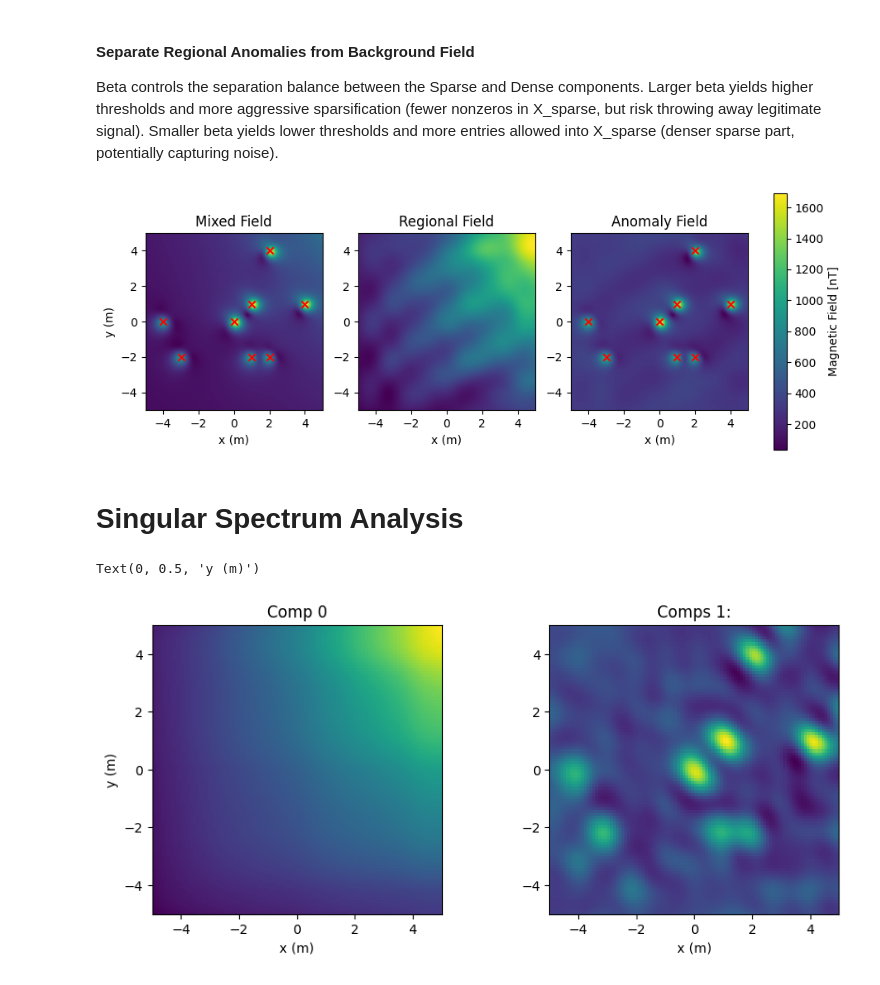
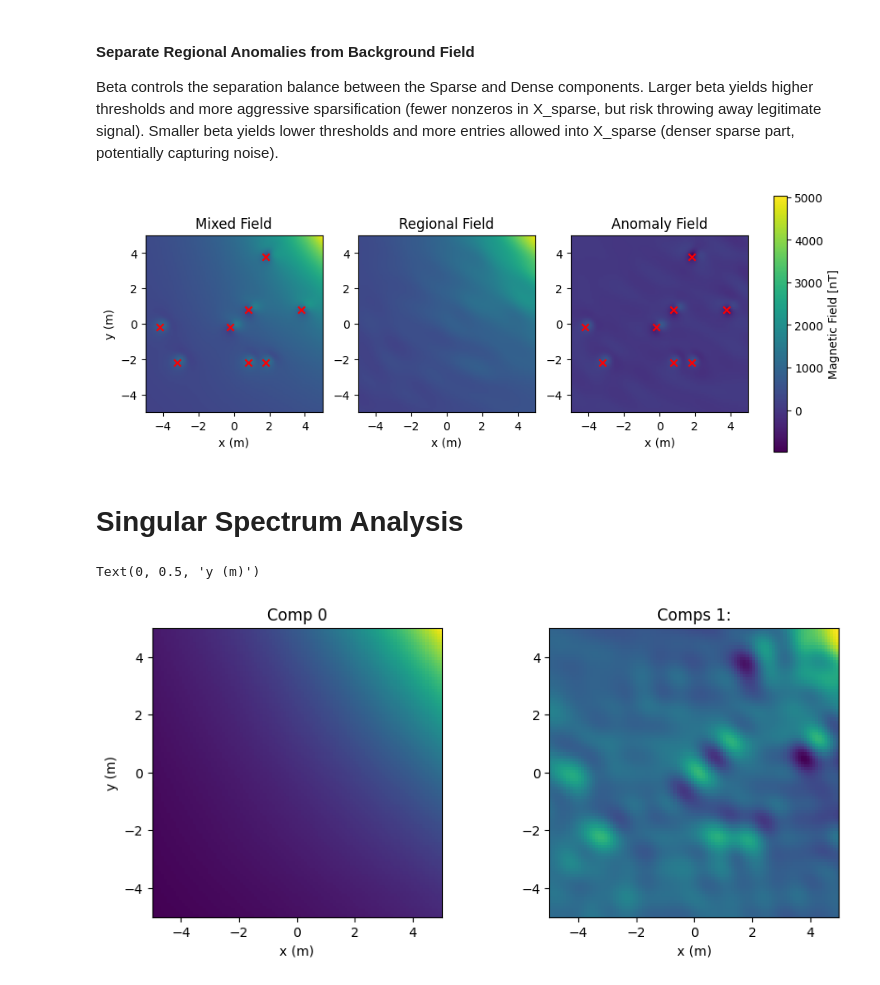
Before and after one commit to aphoffmann/MAGPRIME, a Jupyter notebook: magprime/examples/potential_field_source_separation.ipynb, the cells around one changed output. Drawn from its saved outputs; the diff is of its cells as text; code cells hidden in the pictures.

```diff
--- a/magprime/examples/potential_field_source_separation.ipynb
+++ b/magprime/examples/potential_field_source_separation.ipynb
@@ -17,7 +17,7 @@ m5 = magpy.misc.Dipole(moment=(0.522, -0.904, 0.930), position=(2, 4, 0))
 m6 = magpy.misc.Dipole(moment=(0.222, 0.504, -0.430), position=(-4, 0, 0))
 m7 = magpy.misc.Dipole(moment=(0.522, -0.904, 0.930), position=(1, 1, 0))
 m8 = magpy.misc.Dipole(moment=(0.222, 0.504, -0.430), position=(2, -2, 0))
-background = magpy.misc.Dipole(moment=(0,10000,10000), position=(15, 15, 0))
+background = magpy.misc.Dipole(moment=(0,10000,10000), position=(10, 10, 0))
 
 collection = magpy.Collection(m1, m2, m3, m4, m5, m6, m7, m8, background)
 ts = np.linspace(-5, 5, 100)
@@ -29,34 +29,38 @@ Bmag = np.linalg.norm(B, axis=0)
 #### Separate Regional Anomalies from Background Field
 Beta controls the separation balance between the Sparse and Dense components. Larger beta yields higher thresholds and more aggressive sparsification (fewer nonzeros in X_sparse, but risk throwing away legitimate signal). Smaller beta yields lower thresholds and more entries allowed into X_sparse (denser sparse part, potentially capturing noise).
 # %%
-Xd, Xs = PFSS.pfss(Bmag, 3, beta=0.7, max_iter=20, eps=1e-4, verbose=False)
+Xd, Xs = PFSS.pfss(Bmag, r_max=10, beta=0.8, max_iter=2, eps=1e-9, verbose=False)
 # %%
-fig, ax = plt.subplots(1,3, figsize = (10, 6), sharex=True)
-im = ax[0].imshow(Bmag*1e9, extent=[-5, 5, -5, 5], origin='lower')
+fig, ax = plt.subplots(1,3, figsize = (10, 6), sharex=True,)
+
+vmin = np.min([Bmag, Xs, Xd])*1e9
+vmax = np.max([Bmag, Xs, Xd])*1e9
+
+im = ax[0].imshow(Bmag*1e9, extent=[-5, 5, -5, 5], origin='lower', vmin = vmin, vmax = vmax)
 ax[0].set_title("Mixed Field")
 
 # Overlay dipole locations
-positions = np.array([m.position[:2] for m in (m1, m2, m3, m4, m5, m6, m7, m8)])
+positions = np.array([m.position[:2] for m in (m1, m2, m3, m4, m5, m6, m7, m8)]) - 0.2
 ax[0].scatter(positions[:,0], positions[:,1], marker='x', color='red')
 
-ax[1].imshow(Xd*1e9, extent=[-5, 5, -5, 5], origin='lower')
+ax[1].imshow(Xd*1e9, extent=[-5, 5, -5, 5], origin='lower', vmin = vmin, vmax = vmax)
 ax[1].set_title("Regional Field")
 
-ax[2].imshow(Xs*1e9, extent=[-5, 5, -5, 5], origin='lower')
+ax[2].imshow(Xs*1e9, extent=[-5, 5, -5, 5], origin='lower', vmin = vmin, vmax = vmax)
 ax[2].scatter(positions[:,0], positions[:,1], marker='x', color='red')
 ax[2].set_title("Anomaly Field")
 
 ax[0].set_xlabel('x (m)')
 ax[2].set_xlabel('x (m)')
 ax[1].set_xlabel('x (m)')
 ax[0].set_ylabel('y (m)')
 cbar = fig.colorbar(im, ax=ax.ravel().tolist(),
                     orientation='vertical',
                     fraction=0.02, pad=0.04)
 cbar.set_label('Magnetic Field [nT]')
 plt.show()
 # %% [output]
-[figure, old version]
+[figure, new version]
 # %% [markdown]
 # Singular Spectrum Analysis
 # %%
@@ -72,4 +76,4 @@ ax[1].set_xlabel('x (m)')
 ax[0].set_ylabel('y (m)')
 # %% [output]
 Text(0, 0.5, 'y (m)')
-[figure, old version]
+[figure, new version]
```
